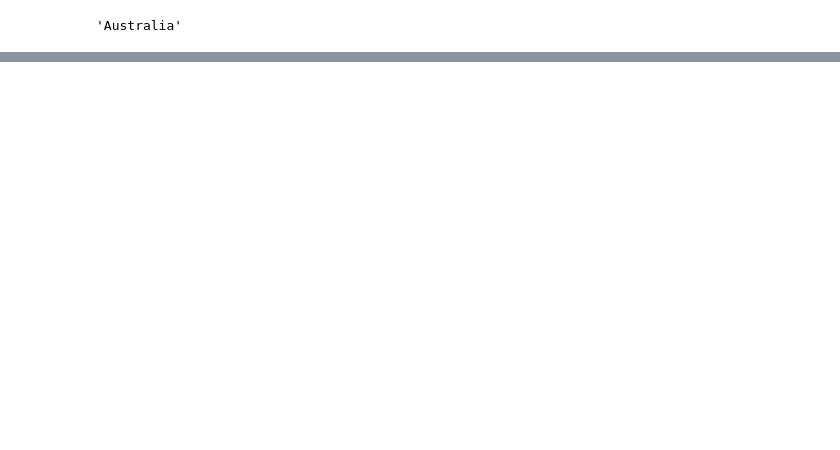
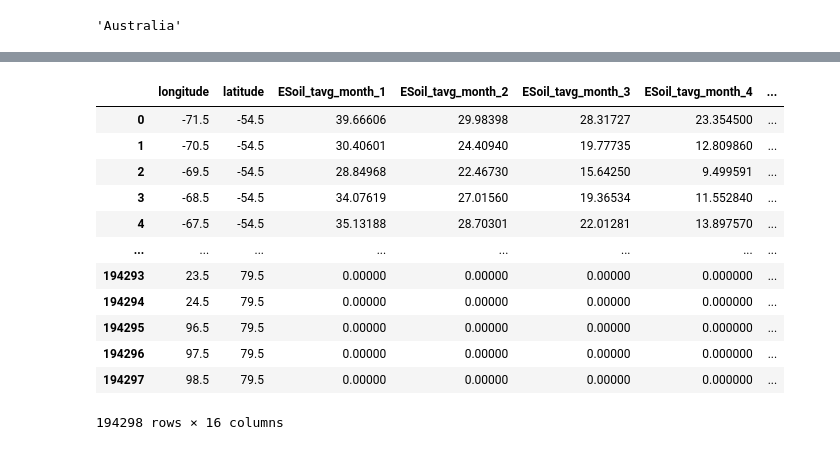
Before and after one commit to mirzasharmin1/crop-yield-prediction, a Jupyter notebook: notebooks/data_prep.ipynb, the cells around one changed output, grey strips where cells are left out. Drawn from its saved outputs; the diff is of its cells as text; code cells hidden in the pictures; blank space fills up the shorter version.

Commit message:
Added all Data Reader Function

```diff
--- a/notebooks/data_prep.ipynb
+++ b/notebooks/data_prep.ipynb
@@ -37,0 +49,20 @@ get_country_from_coordinates(-23.5, 144.5, countries_df)
+# %%
+from src.read_data import read_esoil_tavg_data
+
+esoil_df = read_esoil_tavg_data(countries_df)
+# %%
+esoil_df
+# %% [output]
+|  | longitude | latitude | ESoil_tavg_month_1 | ESoil_tavg_month_2 | ESoil_tavg_month_3 | ESoil_tavg_month_4 | ... |
+| 0 | -71.5 | -54.5 | 39.66606 | 29.98398 | 28.31727 | 23.354500 | ... |
+| 1 | -70.5 | -54.5 | 30.40601 | 24.40940 | 19.77735 | 12.809860 | ... |
+| 2 | -69.5 | -54.5 | 28.84968 | 22.46730 | 15.64250 | 9.499591 | ... |
+| 3 | -68.5 | -54.5 | 34.07619 | 27.01560 | 19.36534 | 11.552840 | ... |
+| 4 | -67.5 | -54.5 | 35.13188 | 28.70301 | 22.01281 | 13.897570 | ... |
+| ... | ... | ... | ... | ... | ... | ... | ... |
+| 194293 | 23.5 | 79.5 | 0.00000 | 0.00000 | 0.00000 | 0.000000 | ... |
+| 194294 | 24.5 | 79.5 | 0.00000 | 0.00000 | 0.00000 | 0.000000 | ... |
+| 194295 | 96.5 | 79.5 | 0.00000 | 0.00000 | 0.00000 | 0.000000 | ... |
+| 194296 | 97.5 | 79.5 | 0.00000 | 0.00000 | 0.00000 | 0.000000 | ... |
+| 194297 | 98.5 | 79.5 | 0.00000 | 0.00000 | 0.00000 | 0.000000 | ... |
+194298 rows × 16 columns
```
Also changed, not shown: parts of 27 cells of this notebook, 2 other files.
